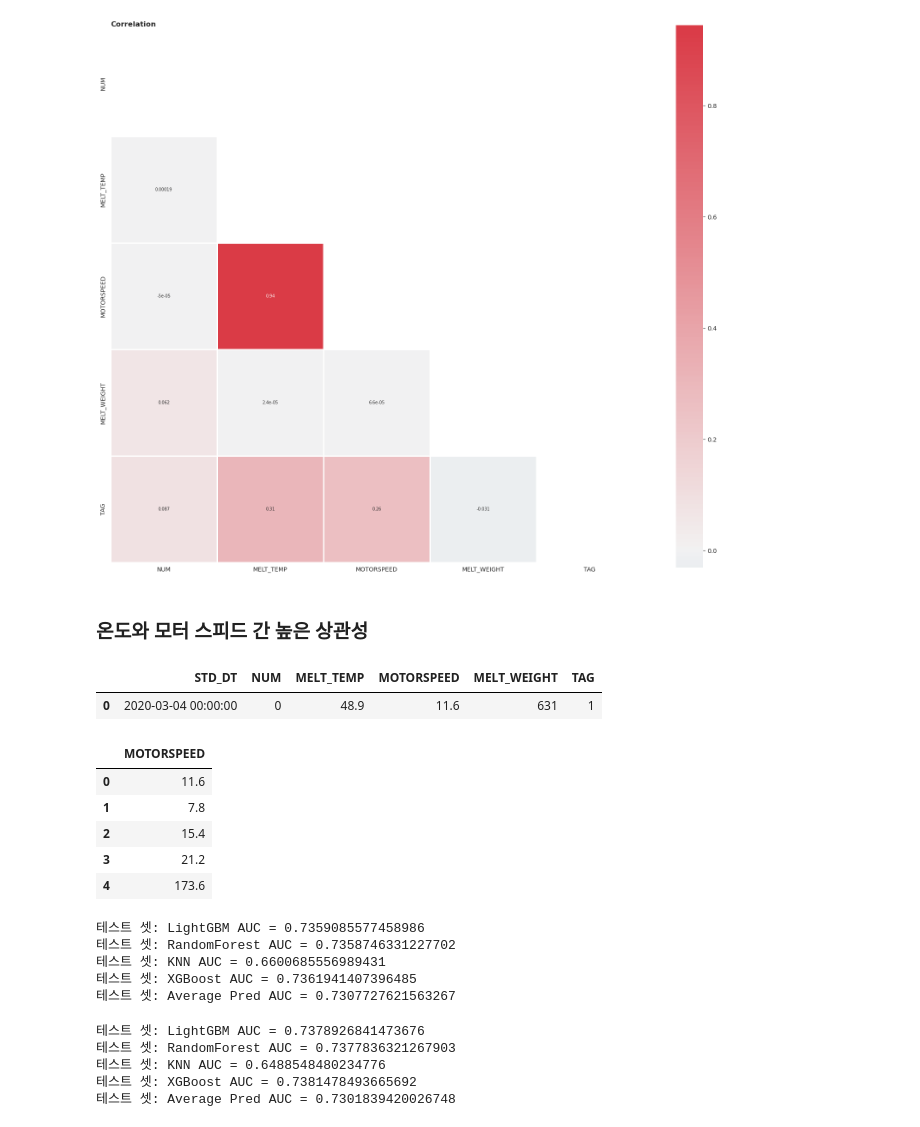
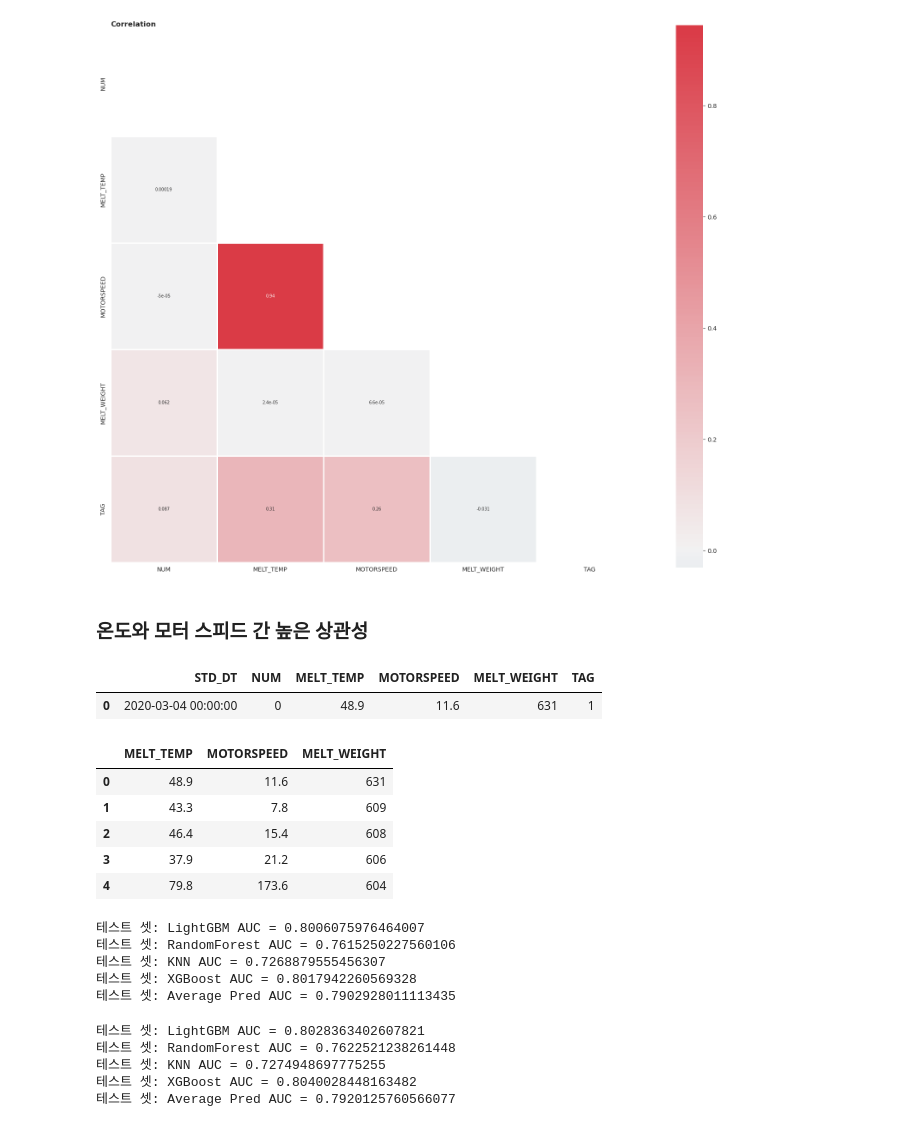
Before and after one commit to min0355/mx_competition, a Jupyter notebook: code/think_algorithm.ipynb, the cells around one changed output. Saved outputs shown, nothing was run; the diff lists cells and outputs as text; code cells hidden in the pictures.

```diff
--- a/code/think_algorithm.ipynb
+++ b/code/think_algorithm.ipynb
@@ -199,8 +199,8 @@ ax.set_title(f'Correlation', loc='left', fontweight='bold')
 plt.show()
 # %% [output]
 [figure]
-# %% [markdown]
-### 온도와 모터 스피드 간 높은 상관성
+# %% [markdown]
+### 온도와 모터 스피드 간 높은 상관성
 # %%
 # 피처별 점수
 from functools import partial
@@ -235,17 +235,17 @@ df.head(1)
 # %% [output]
 |  | STD_DT | NUM | MELT_TEMP | MOTORSPEED | MELT_WEIGHT | TAG |
 | 0 | 2020-03-04 00:00:00 | 0 | 48.9 | 11.6 | 631 | 1 |
-# %%
-X = df.drop(['STD_DT', 'NUM', 'TAG', 'MELT_WEIGHT', 'MELT_TEMP'], axis=1)
-y = df['TAG']
-X.head()
-# %% [output]
-|  | MOTORSPEED |
-| 0 | 11.6 |
-| 1 | 7.8 |
-| 2 | 15.4 |
-| 3 | 21.2 |
-| 4 | 173.6 |
+# %%
+X = df.drop(['STD_DT', 'NUM', 'TAG'], axis=1)
+y = df['TAG']
+X.head()
+# %% [output]
+|  | MELT_TEMP | MOTORSPEED | MELT_WEIGHT |
+| 0 | 48.9 | 11.6 | 631 |
+| 1 | 43.3 | 7.8 | 609 |
+| 2 | 46.4 | 15.4 | 608 |
+| 3 | 37.9 | 21.2 | 606 |
+| 4 | 79.8 | 173.6 | 604 |
 # %%
 # 랜덤 포레스트, light GBM, XGBoost, DL, KNN => ENSEMBLE
 
@@ -311,11 +311,11 @@ print(f"테스트 셋: KNN AUC = {aucs_test[2]}")
 print(f"테스트 셋: XGBoost AUC = {aucs_test[3]}")
 print(f"테스트 셋: Average Pred AUC = {aucs_test[4]}")
 # %% [output]
-테스트 셋: LightGBM AUC = 0.7359085577458986
-테스트 셋: RandomForest AUC = 0.7358746331227702
-테스트 셋: KNN AUC = 0.6600685556989431
-테스트 셋: XGBoost AUC = 0.7361941407396485
-테스트 셋: Average Pred AUC = 0.7307727621563267
+테스트 셋: LightGBM AUC = 0.8006075976464007
+테스트 셋: RandomForest AUC = 0.7615250227560106
+테스트 셋: KNN AUC = 0.7268879555456307
+테스트 셋: XGBoost AUC = 0.8017942260569328
+테스트 셋: Average Pred AUC = 0.7902928011113435
 # %%
 lgb.fit(x_test_scaled, y_test)
 rf.fit(x_test_scaled, y_test)
@@ -348,11 +348,11 @@ print(f"테스트 셋: KNN AUC = {aucs_train[2]}")
 print(f"테스트 셋: XGBoost AUC = {aucs_train[3]}")
 print(f"테스트 셋: Average Pred AUC = {aucs_train[4]}")
 # %% [output]
-테스트 셋: LightGBM AUC = 0.7378926841473676
-테스트 셋: RandomForest AUC = 0.7377836321267903
-테스트 셋: KNN AUC = 0.6488548480234776
-테스트 셋: XGBoost AUC = 0.7381478493665692
-테스트 셋: Average Pred AUC = 0.7301839420026748
+테스트 셋: LightGBM AUC = 0.8028363402607821
+테스트 셋: RandomForest AUC = 0.7622521238261448
+테스트 셋: KNN AUC = 0.7274948697775255
+테스트 셋: XGBoost AUC = 0.8040028448163482
+테스트 셋: Average Pred AUC = 0.7920125760566077
 # %%
 opt = OptimizeAUC()
 opt.fit(train_preds[:, :-1], y_train)
```
Also changed, not shown: parts of 20 cells of this notebook.
